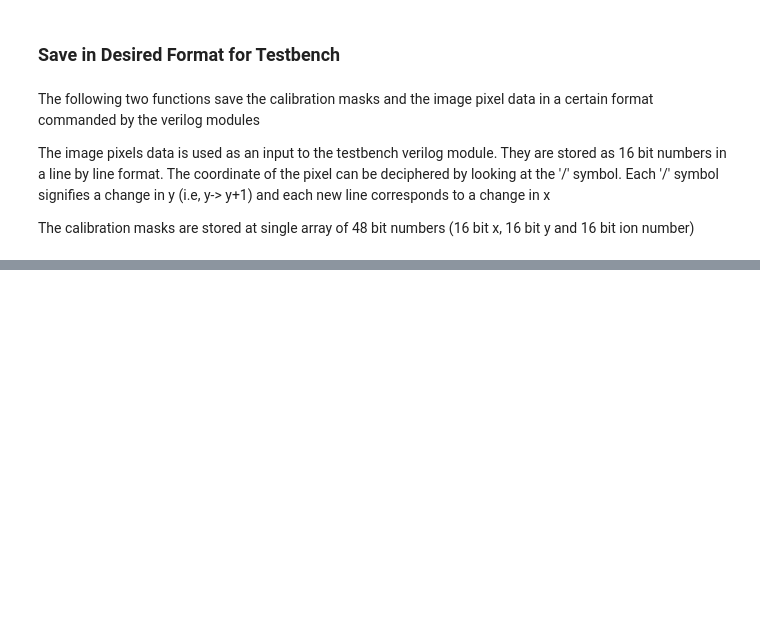
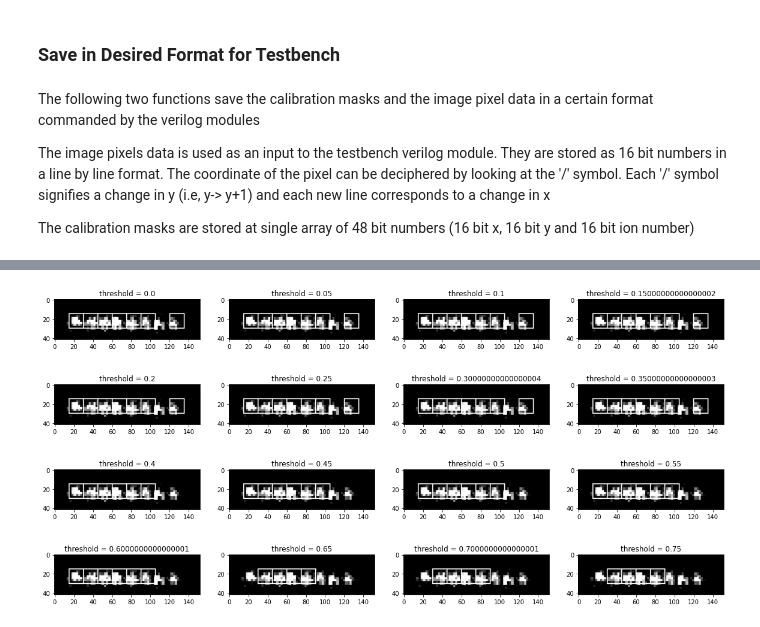
Before and after one commit to adithr/Ion-Mask-Image-Processing, a Jupyter notebook: Ion Image Processing.ipynb, the cells around one changed output, grey strips where cells are left out. Cells and saved outputs as stored; diff of their text form; code cells hidden in the pictures; blank space fills up the shorter version.

Commit message:
added threshold and window resolution scan results

```diff
--- a/Ion Image Processing.ipynb
+++ b/Ion Image Processing.ipynb
@@ -32,7 +32,7 @@ def window_algorithm(img_sample,window_resolution = 1, threshold=0.5):
     img_copy = img_sample.copy()
     img_sample = img_thresh
     img_shape = img_sample.shape
-    window_resolution = 0.8# higher the resolution more sampling
+    window_resolution = window_resolution# higher the resolution more sampling
     window_size = np.array([15,15]) #np.array([img_shape[0]/10,img_shape[1]/10]).astype(int) # size of the square/rect window
     start_coord, end_coord = np.array([0,0]), np.array([img_sample.shape[0],img_sample.shape[1]])
     active_coord = np.array([0,0]) #beginning of the operation
@@ -163,7 +163,7 @@ def return_all_masks(img,xmax_arr,ymax_arr,threshold=220):
 
 #### Returns the masks in raw form
 # %%
-def calib_mask_generate(img,threshold=0.5):
+def calib_mask_generate(img,threshold=0.5,window_resolution=1):
     """
     Generates masks from an input image
 
@@ -178,7 +178,7 @@ def calib_mask_generate(img,threshold=0.5):
 
     """
     # window algorithm to mark the ions
-    img_copy, box_out = window_algorithm(img,window_resolution = 1, threshold=threshold)
+    img_copy, box_out = window_algorithm(img,window_resolution = window_resolution, threshold=threshold)
 
     # get the x,y coordinates of the centroids of the marked ions (box_out)
     xmax_arr, ymax_arr,_,_ = box_arrange(box_out)
@@ -312,0 +318,22 @@ save_calib_sorted_file(calib_arr_sorted)
+# %%
+threshold = np.arange(0,0.8,0.05)
+threshold = threshold.reshape(4,-1)
+row,col = threshold.shape
+window_resolution = 1
+src = 'test_image_grayscale.png'#'ions_test_image.jpg'
+img = cv2.imread(src,0)
+res = []
+fig,ax = plt.subplots(row,col,figsize=(20,10))
+no_of_ions = 8
+accuracy = []
+for i in range(0,row):
+    for j in range(0,threshold.shape[1]):
+        res=calib_mask_generate(img,threshold=threshold[i,j],window_resolution=window_resolution)
+        ax[i,j].imshow(res[2],cmap='gray')
+        title = 'threshold = ' + str(threshold[i,j])
+        ax[i,j].set_title(title)
+        accuracy.append(len(res[0])/no_of_ions)
+
+#plt accuracy
+# %% [output]
+[figure, added]
```
Also changed, not shown: parts of 7 cells of this notebook.
